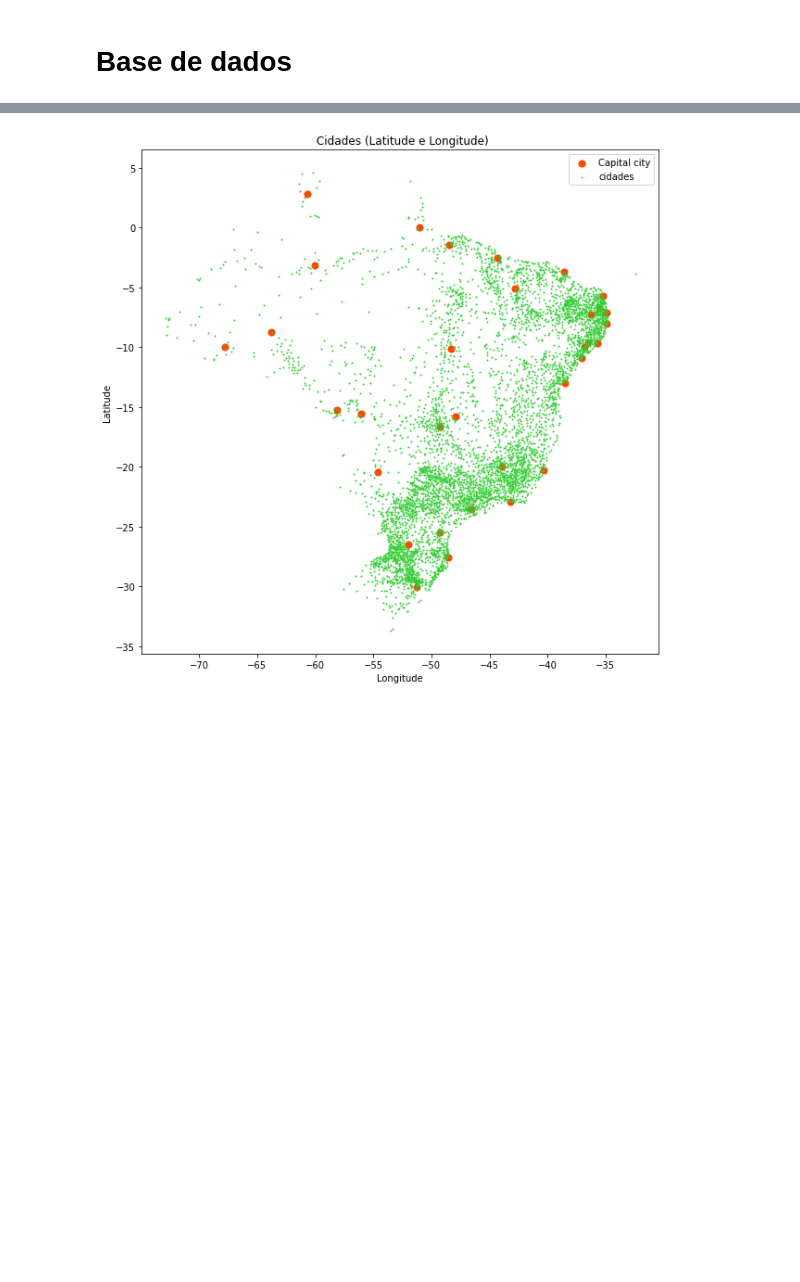
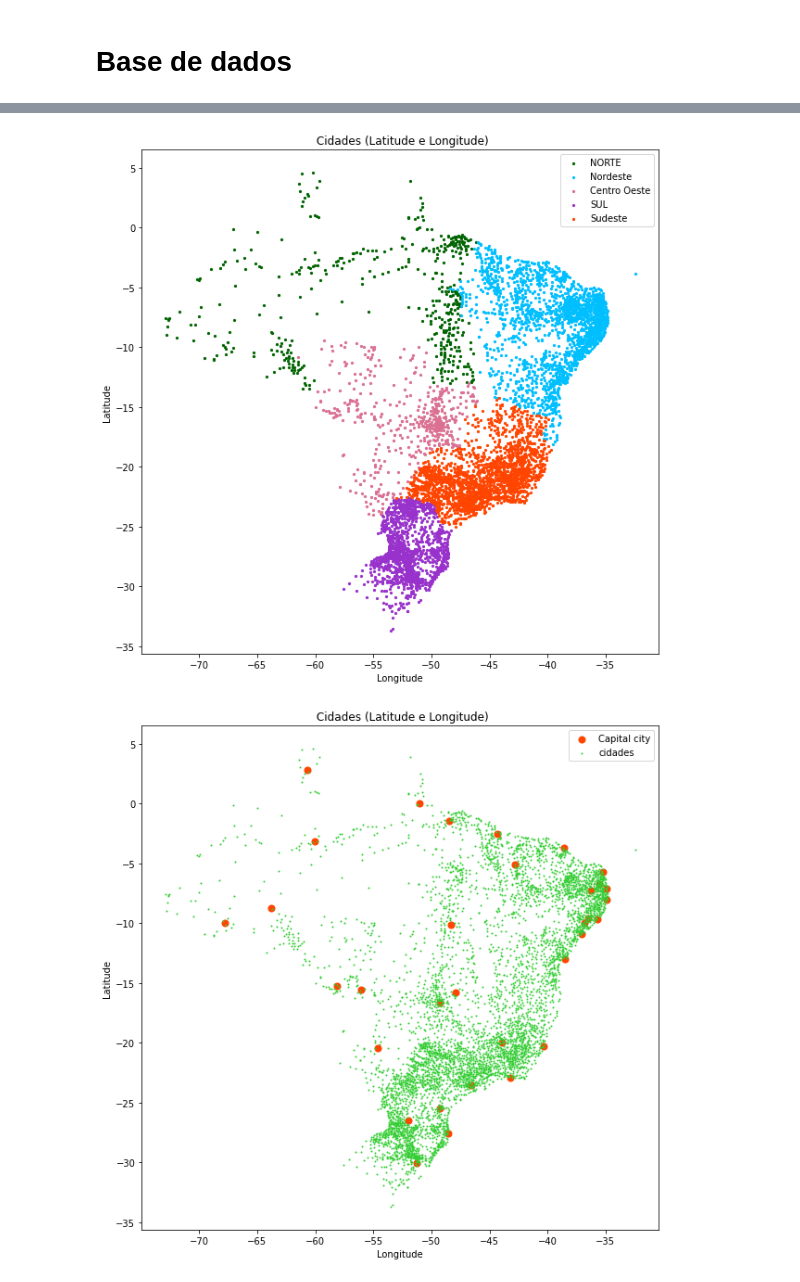
Before and after one commit to leydsonbarros/Brazilian_Cities, a Jupyter notebook: brazilian_cities.ipynb, the cells around one changed output, grey strips where cells are left out. Drawn from its saved outputs; the diff is of its cells as text; code cells hidden in the pictures; blank space fills up the shorter version.

Commit message:
Update brazilian_cities.ipynb
Mapas e regiões

```diff
--- a/brazilian_cities.ipynb
+++ b/brazilian_cities.ipynb
@@ -30,5 +30,5 @@ import matplotlib.pyplot as plt
 # **Base de dados**
 # %%
 
-df_city_brazil=pd.read_csv("datas\BRAZIL_CITIES_REV2022.CSV",sep=",")
+df_brazil=pd.read_csv("datas\BRAZIL_CITIES_REV2022.CSV",sep=",")
 df_dictionary=pd.read_csv("datas\Data_Dictionary.csv",sep=";")
@@ -34,0 +37,20 @@ df_dictionary=pd.read_csv("datas\Data_Dictionary.csv",sep=";")
+# %%
+# Criando os dataframes por região
+
+nordeste = df_brazil.loc[(df_brazil['STATE'] == 'PE') | (df_brazil['STATE'] == 'MA') | (df_brazil['STATE'] == 'RN') | (df_brazil['STATE'] == 'BA') | (df_brazil['STATE'] == 'CE') | (df_brazil['STATE'] == 'AL') | (df_brazil['STATE'] == 'PI') | (df_brazil['STATE'] == 'PB') | (df_brazil['STATE'] == 'SE')]
+norte =  df_brazil.loc[(df_brazil['STATE'] == 'AC') | (df_brazil['STATE'] == 'AP') | (df_brazil['STATE'] == 'AM') | (df_brazil['STATE'] == 'PA') | (df_brazil['STATE'] == 'RO') | (df_brazil['STATE'] == 'RR') | (df_brazil['STATE'] == 'TO')]
+sul = df_brazil.loc[(df_brazil['STATE'] == 'PR') | (df_brazil['STATE'] == 'RS') | (df_brazil['STATE'] == 'SC')]
+centroOeste =  df_brazil.loc[(df_brazil['STATE'] == 'DF') | (df_brazil['STATE'] == 'GO') | (df_brazil['STATE'] == 'MT') | (df_brazil['STATE'] == 'MS')]
+sudeste = df_brazil.loc[(df_brazil['STATE'] == 'ES') | (df_brazil['STATE'] == 'MG') | (df_brazil['STATE'] == 'SP') | (df_brazil['STATE'] == 'RJ')]
+# Verificação dos estados
+checknordeste = ['PE','BA', 'MA','PI','CE','RN','PB','AL','SE']
+checknorte = ['AC','AP', 'AM','PA','RO','RR','TO']
+checksul = ['PR','RS', 'SC']
+checkcentroOeste = ['DF','GO', 'MT','MS']
+checksudeste = ['ES','MG', 'SP','RJ']
+# Verificação das cidades por estado
+cidadesNordeste = df_brazil["STATE"].isin(checknordeste)
+cidadesNorte = df_brazil["STATE"].isin(checknorte)
+cidadesSul = df_brazil["STATE"].isin(checksul)
+cidadesCentroOeste = df_brazil["STATE"].isin(checkcentroOeste)
+cidadesSudeste = df_brazil["STATE"].isin(checksudeste)
@@ -35,3 +67,27 @@ df_dictionary=pd.read_csv("datas\Data_Dictionary.csv",sep=";")
+# %%
+# Mapa do Brasil
+
+long= df_brazil["LONG"] !=0
+lat = df_brazil["LAT"] !=0
+#cap = df_brazil.loc[df_brazil['CAPITAL'] == 1 & df_brazil["STATE"].isin(nordeste) ]
+
+#cidadesNordeste = nordeste["STATE"].isin(checknordeste)
+## use the scatter function
+plt.figure(figsize=(10,10))
+plt.title(" Cidades (Latitude e Longitude)")
+plt.xlabel("Longitude")
+plt.ylabel("Latitude")
+#plt.scatter(df_brazil[long&lat&cap]["LONG"], df_brazil[long&lat&cap]["LAT"], s=50, alpha=1, label='Capital city', c ='#000000')
+plt.scatter(df_brazil[long&lat&cidadesNorte]["LONG"], df_brazil[long&lat&cidadesNorte]["LAT"], s=5, alpha=1, label='NORTE', c ='#006400')
+plt.scatter(df_brazil[long&lat&cidadesNordeste]["LONG"], df_brazil[long&lat&cidadesNordeste]["LAT"], s=5, alpha=1, label='Nordeste', c ='#00BFFF')
+plt.scatter(df_brazil[long&lat&cidadesCentroOeste]["LONG"], df_brazil[long&lat&cidadesCentroOeste]["LAT"], s=5, alpha=1, label='Centro Oeste', c ='#DB7093')
+plt.scatter(df_brazil[long&lat&cidadesSul]["LONG"], df_brazil[long&lat&cidadesSul]["LAT"], s=5, alpha=1, label='SUL', c ='#9932CC')
+plt.scatter(df_brazil[long&lat&cidadesSudeste]["LONG"], df_brazil[long&lat&cidadesSudeste]["LAT"], s=5, alpha=1, label='Sudeste', c ='#FF4500')
+#plt.scatter(df_brazil[long&lat&~cidadesNordeste]["LONG"], df_brazil[long&lat&~cidadesNordeste]["LAT"], s=1, alpha=1, c = '#4b0082')
+plt.legend()
+plt.show()
+# %% [output]
+[figure, added]
 # %%
 # Mapa do Brasil
 
```
Also changed, not shown: parts of 12 cells of this notebook.
